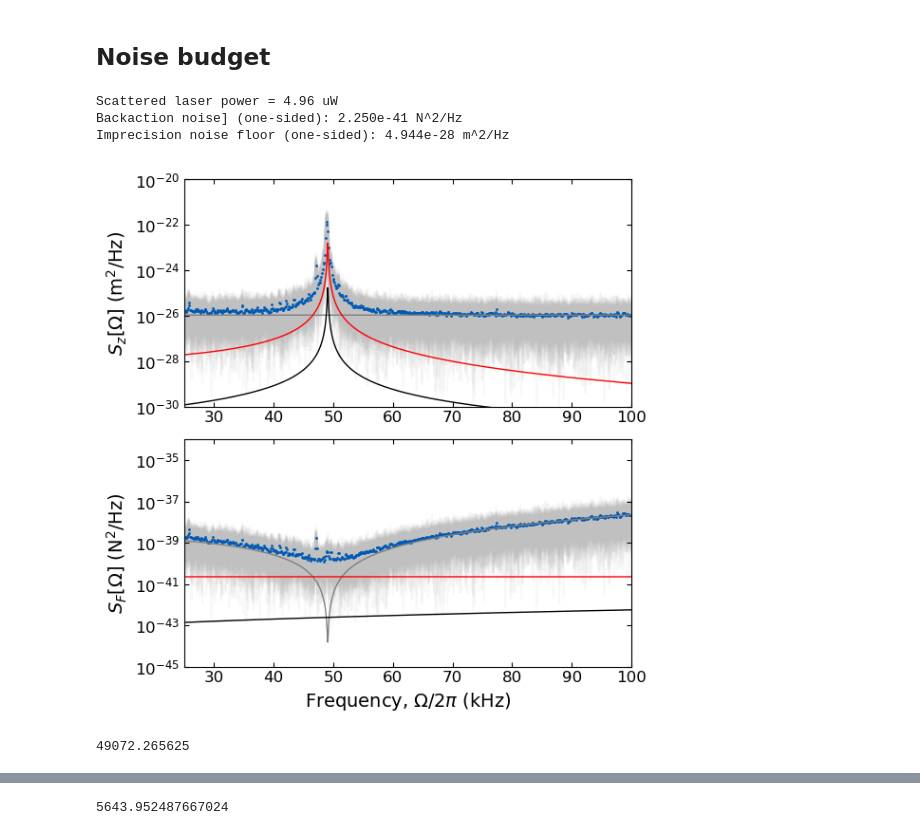
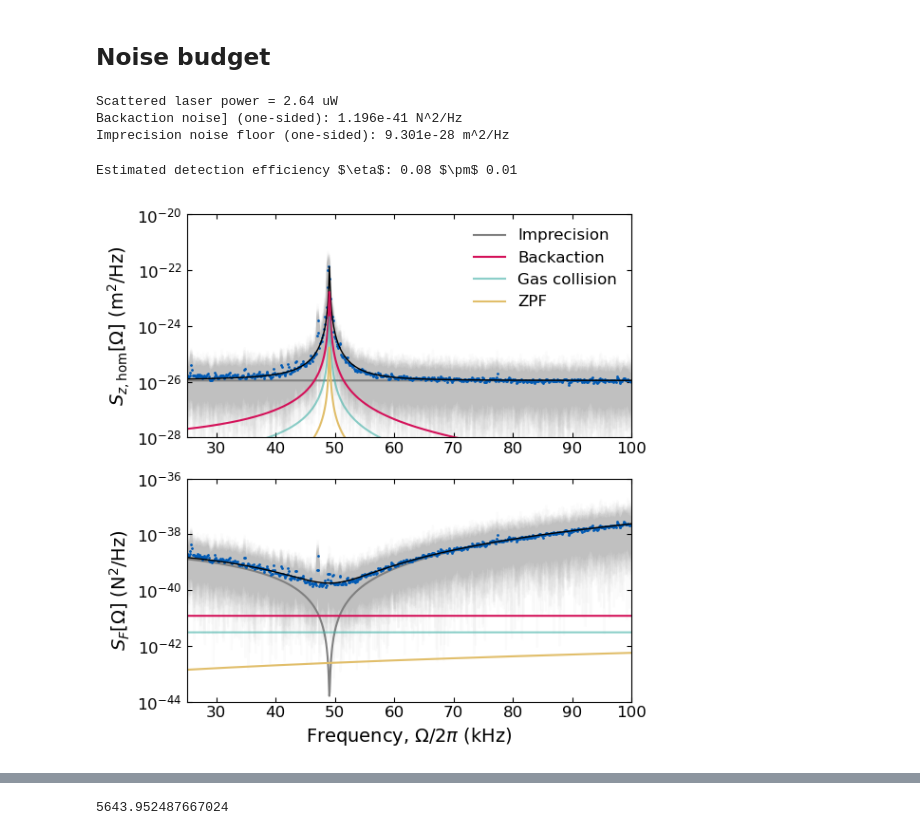
Before and after one commit to yuhants/dm_nanospheres, a Jupyter notebook: analysis_notebooks/sphere_combined_noise_budget.ipynb, the cells around one changed output, grey strips where cells are left out. Cells and saved outputs as stored; diff of their text form; code cells hidden in the pictures.

Commit message:
update noise budget plot

```diff
--- a/analysis_notebooks/sphere_combined_noise_budget.ipynb
+++ b/analysis_notebooks/sphere_combined_noise_budget.ipynb
@@ -105,6 +162,7 @@ Text(0, 0.5, 'ASD (m/$\\sqrt{\\mathrm{Hz}}$)')
 # %%
 omega0 = 49072.265625 * 2 * np.pi
-gamma_reheating = 6400 * 2 * np.pi * np.sqrt(omega0 / (63100*2*np.pi))
+gamma_reheating = 3000 * 2 * np.pi
+# gamma_reheating = 6400 * 2 * np.pi * np.sqrt(omega0 / (63100*2*np.pi))
 
 zpf = np.sqrt(hbar / (2 * m * omega0))
 
@@ -150,6 +208,6 @@ print(f'Scattered laser power = {p_sca*1e6:.2f} uW')
 print(f'Backaction noise] (one-sided): {S_ff_ba * 2:.3e} N^2/Hz')
 print(f'Imprecision noise floor (one-sided): {S_zz_imp * 2:.3e} m^2/Hz')
 # %% [output]
-Scattered laser power = 4.96 uW
-Backaction noise] (one-sided): 2.250e-41 N^2/Hz
-Imprecision noise floor (one-sided): 4.944e-28 m^2/Hz
+Scattered laser power = 2.64 uW
+Backaction noise] (one-sided): 1.196e-41 N^2/Hz
+Imprecision noise floor (one-sided): 9.301e-28 m^2/Hz
@@ -212,0 +214,9 @@ f_pp = np.asarray(f_pp)
+# %%
+## Estimate detection efficiency
+idx = np.logical_and(ff_welch > 150000, ff_welch < 200000)
+
+eff = S_zz_imp * 2 / np.mean((z_pp_welch.T)[idx])
+eff_err = S_zz_imp * 2 / np.std((z_pp_welch.T)[idx])
+print(fr'Estimated detection efficiency $\eta$: {eff:.2f} $\pm$ {eff_err/np.sqrt(z_pp_welch.shape[0]):.2f}')
+# %% [output]
+Estimated detection efficiency $\eta$: 0.08 $\pm$ 0.01
@@ -213,46 +231,61 @@ f_pp = np.asarray(f_pp)
+# %%
+kb = 1.38e-23
+
+p_mbar = 1e-8
+p_pascal = p_mbar * 100
+
+R = 8.3144  # J/(mol K)
+m_gas = 2.016e-3 * 0.5 + 18.01528e-3 * 0.5  # kg / mol
+T = 292  # K
+vbar = np.sqrt(8 * R * T / (np.pi * m_gas))  # m/s
+
+r_sphere_0 = 83.5e-9
+m_sphere_0 = 2000 * 4/3 * np.pi * r_sphere_0**3
+
+gamma_th = (64/3) * r_sphere_0**2 * p_pascal / (m_sphere_0 * vbar)
+sf_th = 4 * kb * T * gamma_th * m_sphere_0
 # %%
 fig, axes = plt.subplots(2, 1, figsize=(6, 6))
 
 for i, zpp in enumerate(z_pp_welch):
-    axes[0].plot(ff_welch/1000, zpp, 'silver', alpha=0.1, zorder=-5)
-    axes[1].plot(ff_welch/1000, f_pp_welch[i],'silver', alpha=0.1, zorder=-5)
+    axes[0].plot(ff_welch/1000, zpp, 'silver', alpha=0.05, zorder=-5)
+    axes[1].plot(ff_welch/1000, f_pp_welch[i],'silver', alpha=0.05, zorder=-5)
 
-
-sz_average_welch = np.mean(z_pp_welch, axis=0)
-sf_average_welch = np.mean(np.real(f_pp_welch), axis=0)
+chi_welch = 1 / (m_sphere * (omega0_welch**2 - omega_welch**2 - 1j*gamma_welch*omega_welch))
 
 axes[0].plot(ff_welch/1000, sz_average_welch, '.', color='#005AB5', markersize=2)
+axes[0].plot(ff_welch/1000, sz_imp + sf_measure * np.abs(chi_welch)**2, color='k', linewidth=1)
+
 axes[1].plot(ff_welch/1000, sf_average_welch, '.', color='#005AB5', markersize=2)
+axes[1].plot(ff_welch/1000, sz_imp/np.abs(chi_welch)**2 + sf_measure, color='k', linewidth=1)
 # axes[0].plot(ff/1000, np.mean(z_pp, axis=0))
 # axes[1].plot(ff/1000, np.mean(f_pp, axis=0))
 
 gamma = gamma_welch
 
-axes[0].plot(omega_theory/(2*np.pi*1000), np.full_like(omega_theory, 2*S_zz_imp/eff), 'grey', linewidth=1)
-axes[0].plot(omega_theory/(1000*2*pi), 2 * S_ff_ba * np.abs(chi_ba)**2, color='r', linewidth=1)
-axes[0].plot(omega_theory/(1000*2*pi), 2 * S_zz_zpf, label='ZPF', color='k', linewidth=1)
+axes[0].plot(omega_theory/(2*np.pi*1000), np.full_like(omega_theory, 2*S_zz_imp/eff), 'grey', linewidth=1.5, label='Imprecision', zorder=-5)
+axes[0].plot(omega_theory/(1000*2*pi), 4 * S_ff_ba * np.abs(chi_ba)**2, color='#D41159', linewidth=1.5, label='Backaction')
+axes[0].plot(omega_theory/(1000*2*pi), sf_th * np.abs(chi_ba)**2, color='#40B0A6', linewidth=1.5, alpha=0.6, label='Gas collision')
+axes[0].plot(omega_theory/(1000*2*pi), 2 * S_zz_zpf, color='#E1BE6A', linewidth=1.5, label='ZPF')
 
-axes[1].plot(omega_theory/(2*np.pi*1000), np.full_like(omega_theory, 2*S_zz_imp/eff/(np.abs(chi_ba)**2)), 'grey', linewidth=1)
-axes[1].plot(omega_theory/(1000*2*pi), np.full_like(omega_theory, 2*S_ff_ba) , color='r', linewidth=1)
-axes[1].plot(omega_theory/(1000*2*pi), 2 * S_zz_zpf/(np.abs(chi_ba)**2), label='ZPF', color='k', linewidth=1)
+axes[1].plot(omega_theory/(2*np.pi*1000), np.full_like(omega_theory, 2*S_zz_imp/eff/(np.abs(chi_ba)**2)), 'grey', linewidth=1.5, zorder=-5)
+axes[1].plot(omega_theory/(1000*2*pi), np.full_like(omega_theory, 2*S_ff_ba) , color='#D41159', linewidth=1.5)
+axes[1].plot(omega_theory/(1000*2*pi), np.full_like(omega_theory, sf_th), color='#40B0A6', linewidth=1.5, alpha=0.6)
+axes[1].plot(omega_theory/(1000*2*pi), 2 * S_zz_zpf/(np.abs(chi_ba)**2), color='#E1BE6A', linewidth=1.5)
 
 for ax in axes:
     ax.set_yscale('log')
     ax.set_xlim(25, 100)
 
-axes[0].set_ylabel(r'$S_{z}[\Omega]$ (m$^2$/Hz)')
+axes[0].legend(frameon=False)
+axes[0].set_ylabel(r'$S_{z, \mathrm{hom}}[\Omega]$ (m$^2$/Hz)')
+axes[1].set_ylabel(r'$S_{F}[\Omega]$ (N$^2$/Hz)')
+axes[1].set_xlabel(r'Frequency, $\Omega / 2 \pi$ (kHz)')
 
-axes[1].set_xlabel(r'Frequency, $\Omega / 2 \pi$ (kHz)')
-axes[1].set_ylabel(r'$S_{F}[\Omega]$ (N$^2$/Hz)')
-
-axes[0].set_ylim(1e-30, 1e-20)
-axes[1].set_ylim(1e-45, 1e-34)
+axes[0].set_ylim(1e-28, 1e-20)
+axes[1].set_ylim(1e-44, 1e-36)
 
 fig.tight_layout()
 fig.align_labels()
 # %% [output]
-[figure, old version]
+[figure, new version]
-# %%
-ff_welch[ff_welch>20000][np.argmax(pp_welch[ff_welch > 20000])]
-# %% [output]
-49072.265625
```
Also changed, not shown: parts of 23 cells of this notebook.
